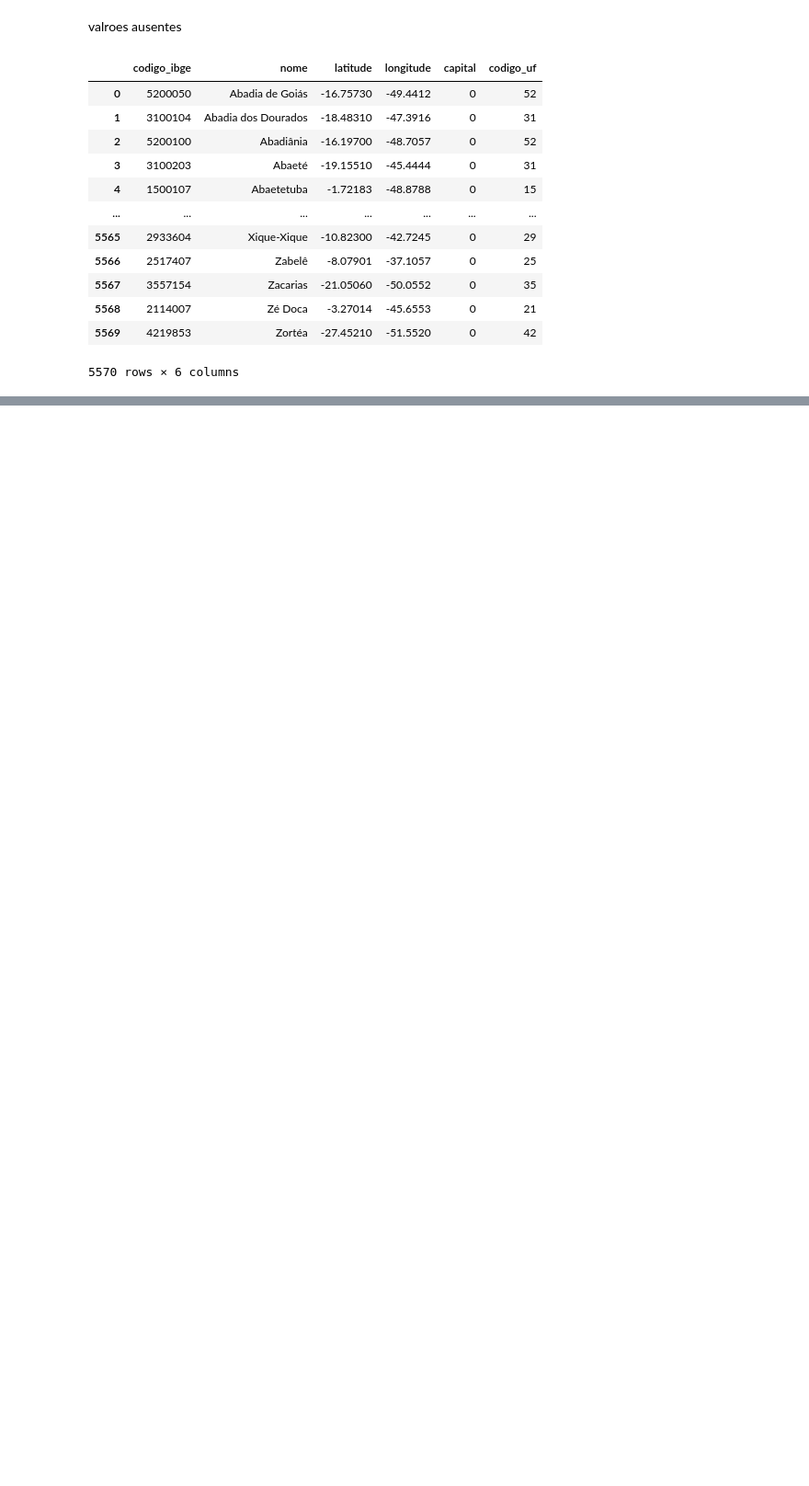
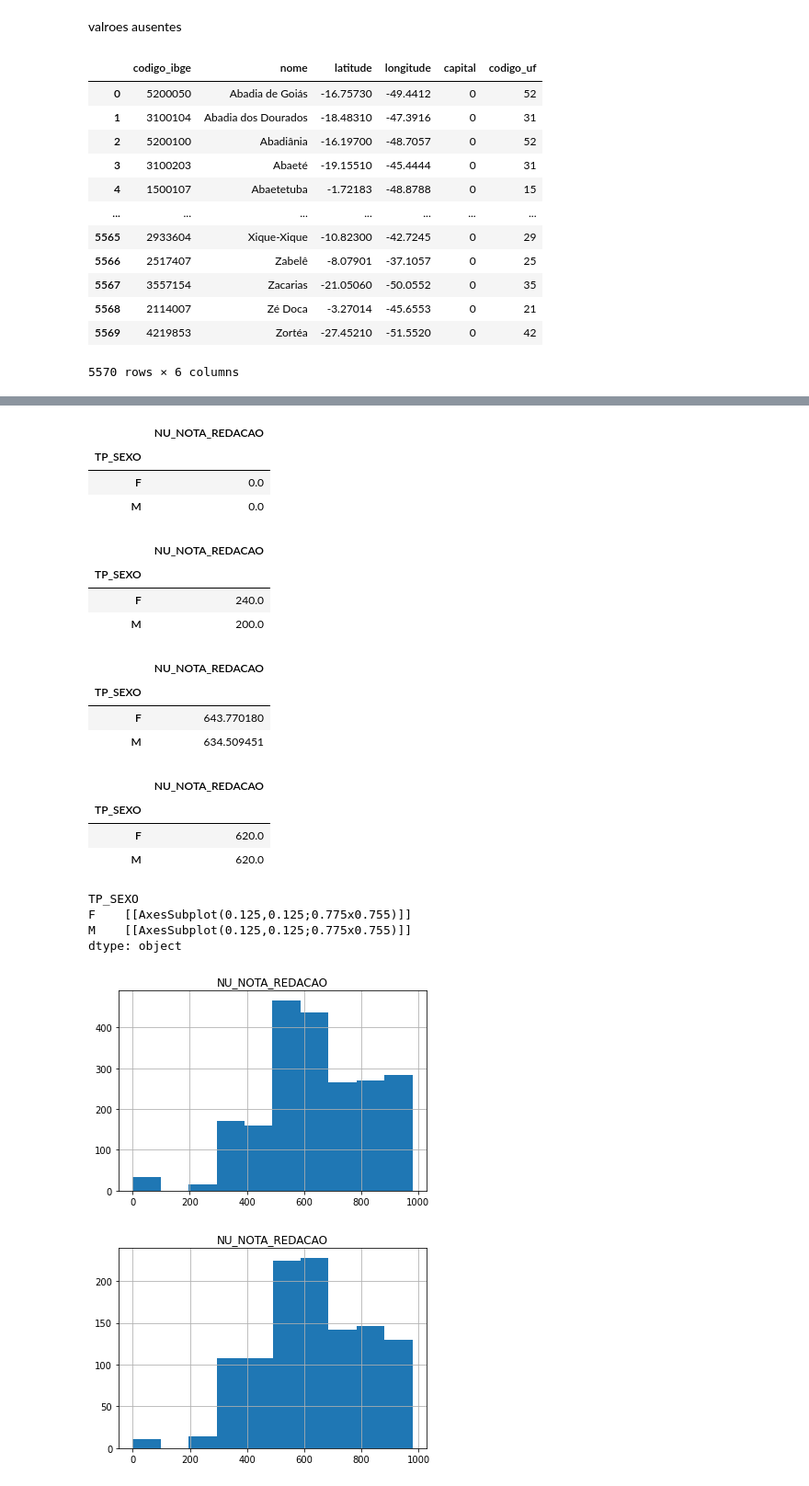
Before and after one commit to LuigiFerrari14/Curso-em-Video-Python---Guanabar-, a Jupyter notebook: pandas.ipynb, the cells around one changed output, grey strips where cells are left out. Shown: that part at 92% size. Drawn from its saved outputs; the diff is of its cells as text; code cells hidden in the pictures; blank space fills up the shorter version.

```diff
--- a/pandas.ipynb
+++ b/pandas.ipynb
@@ -354,0 +484,4 @@ dtype: int64
+# %%
+colunasSelecionadasEnem = ['TP_SEXO','NU_NOTA_REDACAO']
+sexoRedacao = enem.filter(items=colunasSelecionadasEnem)
+sexoRedacao
@@ -354,0 +504,3 @@ dtype: int64
+# %%
+sexoRedacao = sexoRedacao.dropna()
+sexoRedacao
@@ -354,0 +537,42 @@ dtype: int64
+# %%
+#nota minima M e F
+sexoRedacao.groupby('TP_SEXO').min()
+# %% [output]
+|  | NU_NOTA_REDACAO |
+| TP_SEXO |  |
+| F | 0.0 |
+| M | 0.0 |
+# %%
+#nota minima M e F > 0
+sexoRedacao[sexoRedacao.NU_NOTA_REDACAO > 0].groupby('TP_SEXO').min()
+# %% [output]
+|  | NU_NOTA_REDACAO |
+| TP_SEXO |  |
+| F | 240.0 |
+| M | 200.0 |
+# %%
+#nota media M e F
+sexoRedacao.groupby('TP_SEXO').mean()
+# %% [output]
+|  | NU_NOTA_REDACAO |
+| TP_SEXO |  |
+| F | 643.770180 |
+| M | 634.509451 |
+# %%
+#mediana
+sexoRedacao.groupby('TP_SEXO').median()
+# %% [output]
+|  | NU_NOTA_REDACAO |
+| TP_SEXO |  |
+| F | 620.0 |
+| M | 620.0 |
+# %%
+#histograma
+sexoRedacao.groupby('TP_SEXO').hist()
+# %% [output]
+TP_SEXO
+F    [[AxesSubplot(0.125,0.125;0.775x0.755)]]
+M    [[AxesSubplot(0.125,0.125;0.775x0.755)]]
+dtype: object
+[figure, added]
+[figure, added]
```
Also changed, not shown: parts of 62 cells of this notebook.
